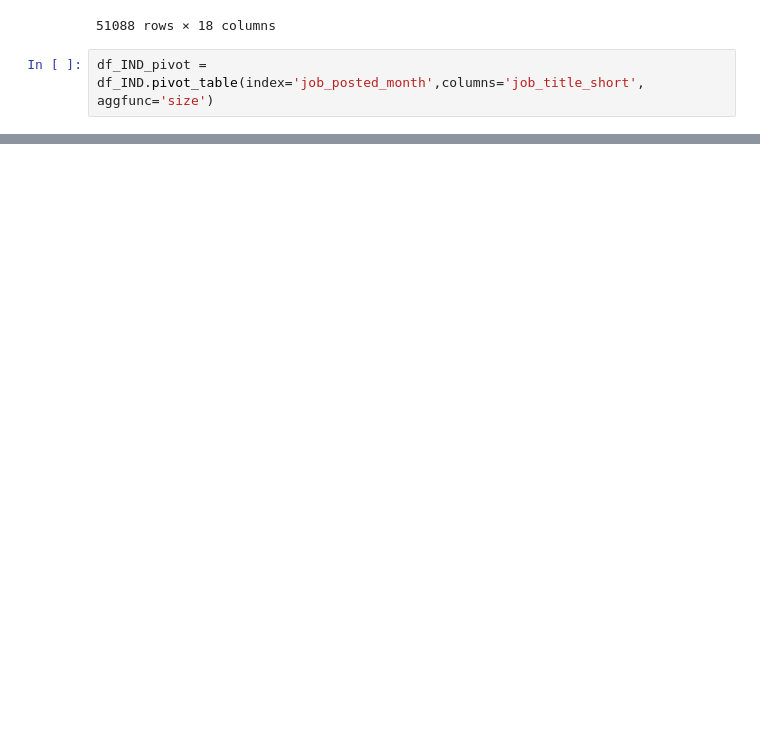
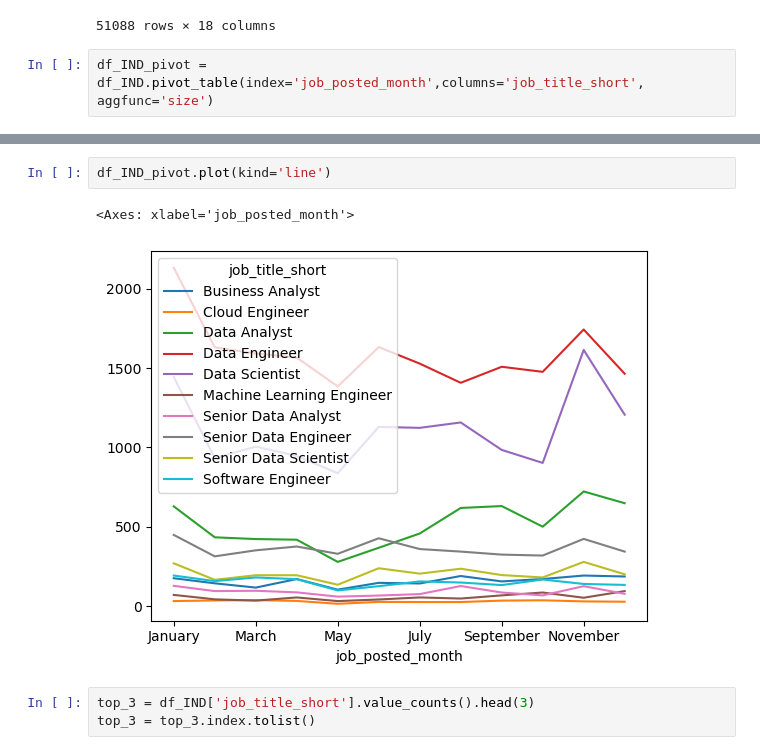
Before and after one commit to Sodium-Man/Python_Data_Project, a Jupyter notebook: Source/Job_Demands.ipynb, the cells around one changed output, grey strips where cells are left out. Saved outputs shown, nothing was run; the diff lists cells and outputs as text; blank space fills up the shorter version.

```diff
--- a/Source/Job_Demands.ipynb
+++ b/Source/Job_Demands.ipynb
@@ -55,0 +73,8 @@ df_IND_pivot
+# %%
+df_IND_pivot.plot(kind='line')
+# %% [output]
+<Axes: xlabel='job_posted_month'>
+[figure, added]
+# %%
+top_3 = df_IND['job_title_short'].value_counts().head(3)
+top_3 = top_3.index.tolist()
```
Also changed, not shown: parts of 3 cells of this notebook, 1 other file.
